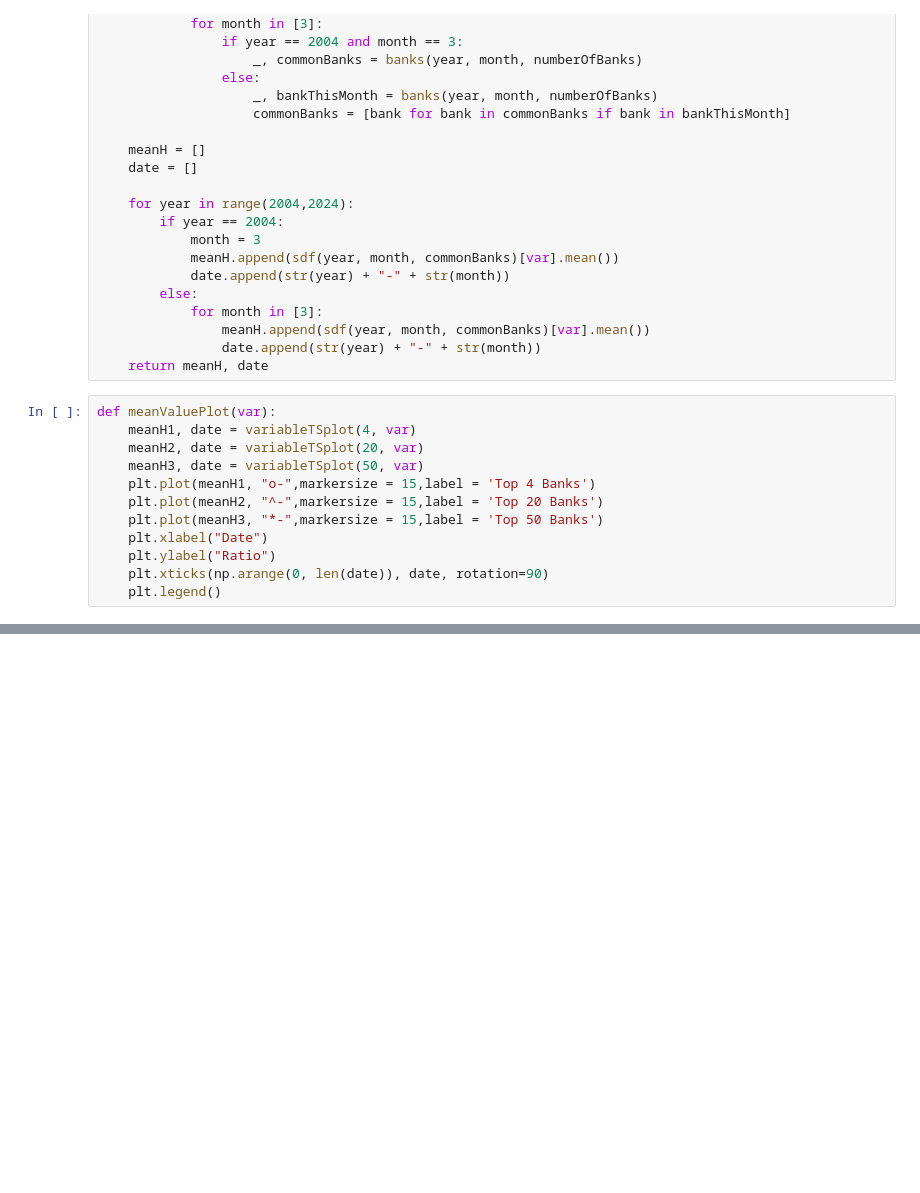
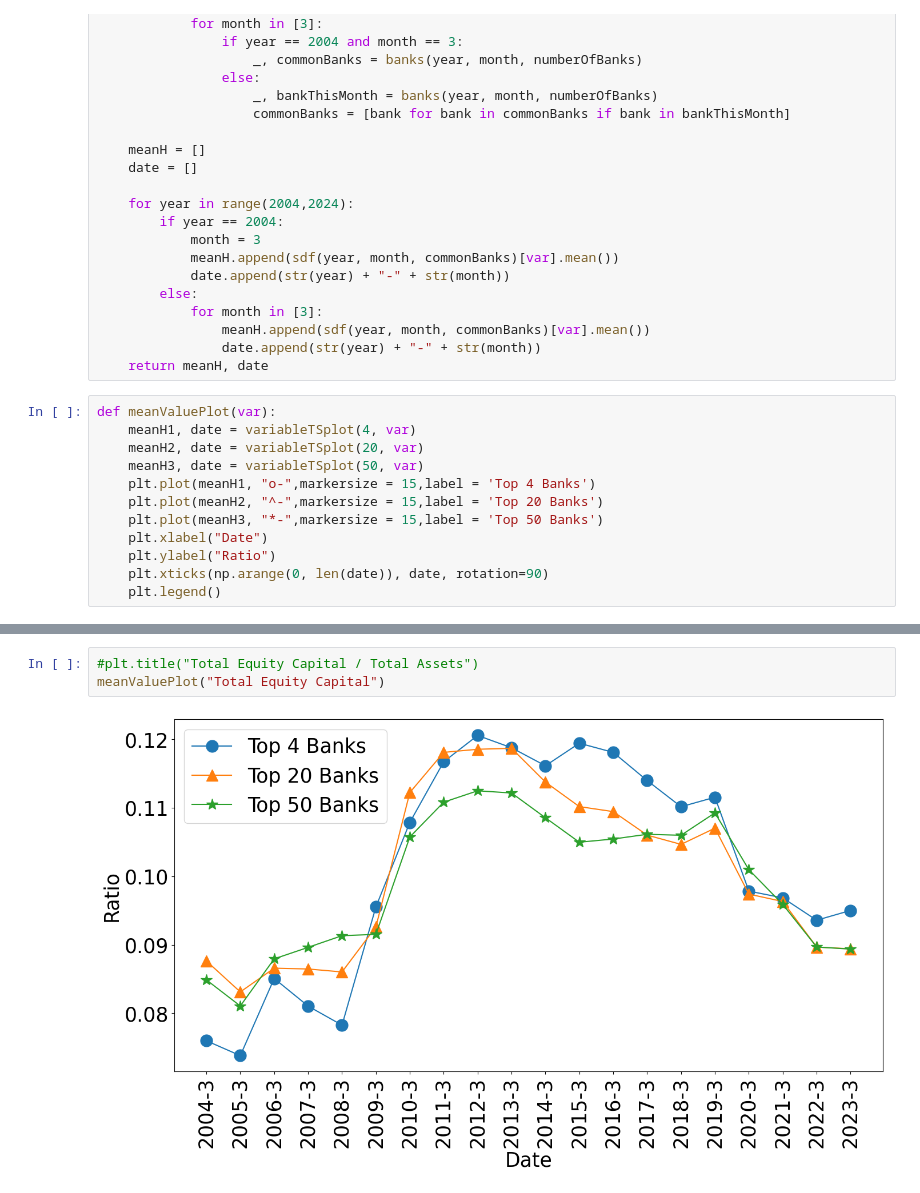
Before and after one commit to dongxulee/banksDataDiscovery, a Jupyter notebook: bankSimilarity.ipynb, the cells around one changed output, grey strips where cells are left out. Drawn from its saved outputs; the diff is of its cells as text; blank space fills up the shorter version.

```diff
--- a/bankSimilarity.ipynb
+++ b/bankSimilarity.ipynb
@@ -81,0 +84,5 @@ meanValuePlot("Federal Funds Sold & Reverse Repurchase Agreements")
+# %%
+#plt.title("Total Equity Capital / Total Assets")
+meanValuePlot("Total Equity Capital")
+# %% [output]
+[figure, added]
```
Also changed, not shown: parts of 6 cells of this notebook, 3 other files.
